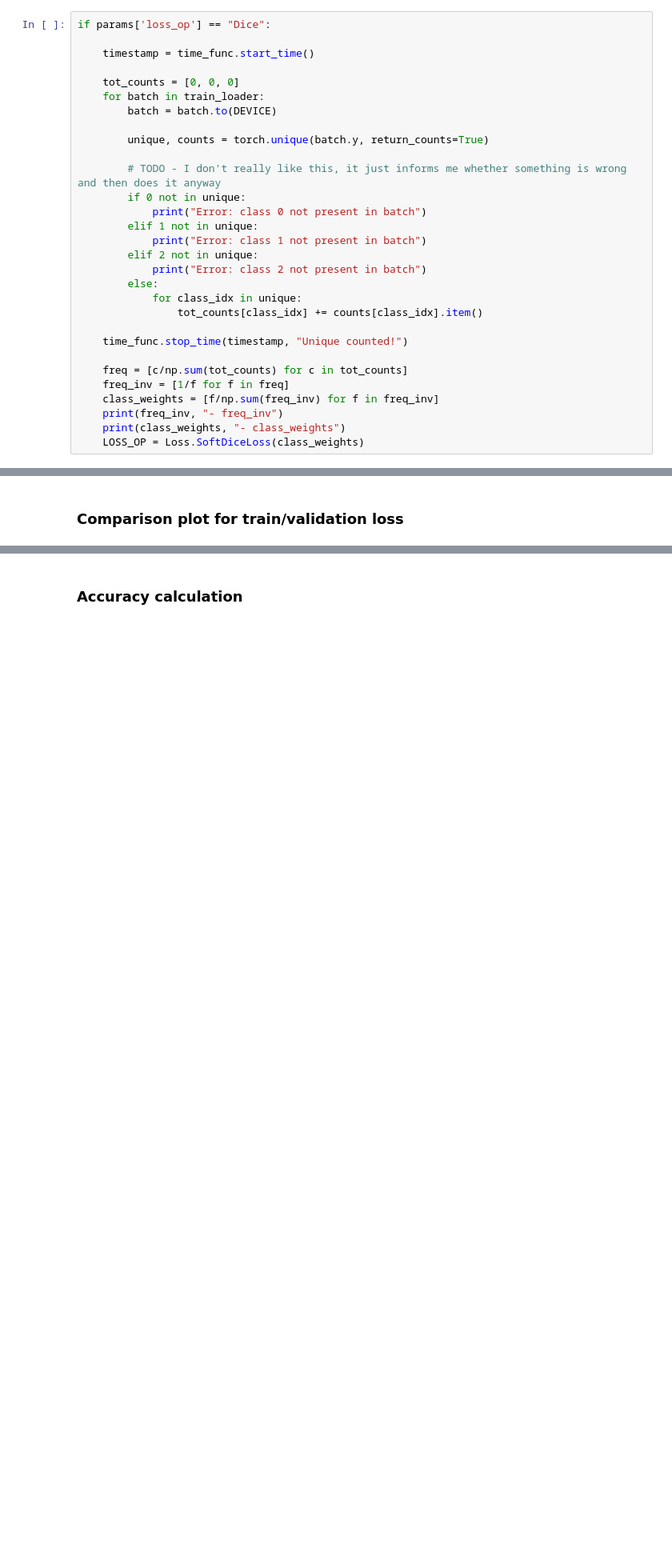
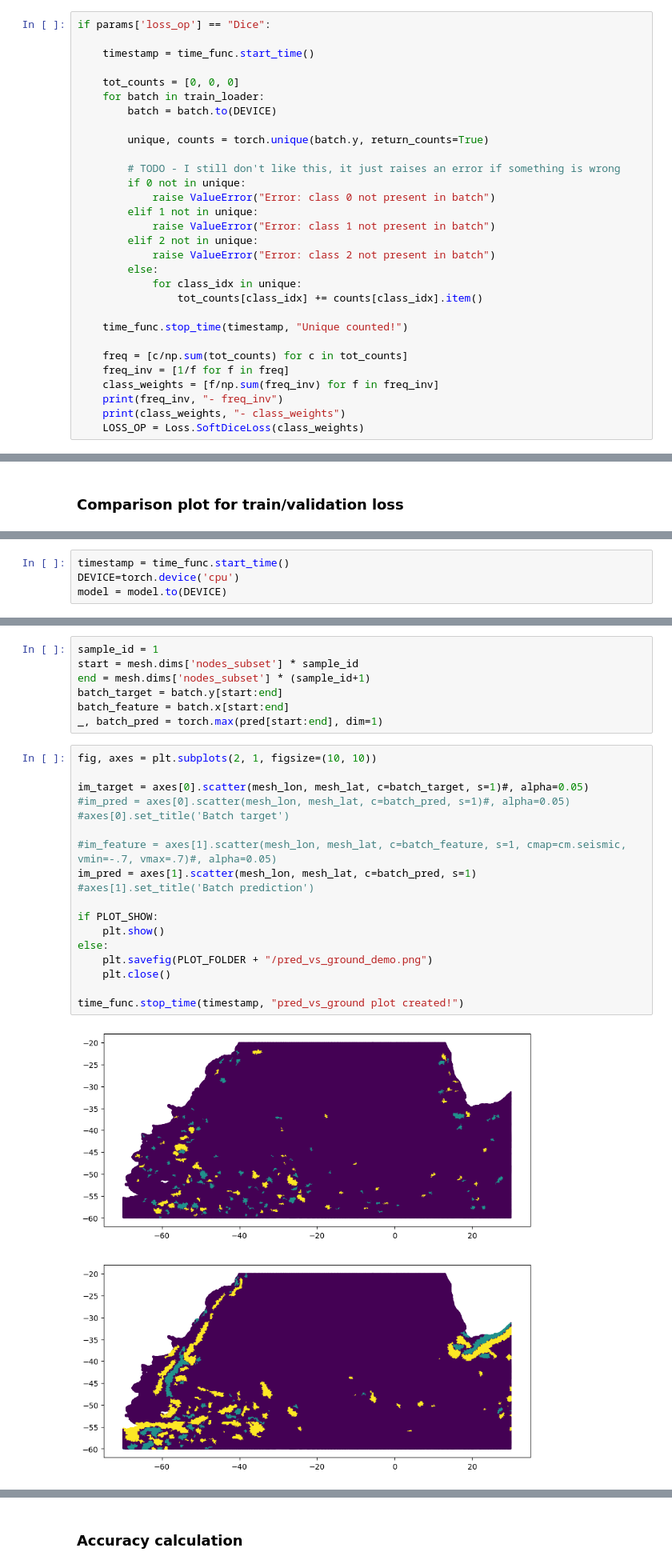
Before and after one commit to HPCI-Lab/eddiesML, a Jupyter notebook: src/pipeline_demo.ipynb, the cells around one changed output, grey strips where cells are left out. Shown at 80% size. Saved outputs shown, nothing was run; the diff lists cells and outputs as text; blank space fills up the shorter version.

Commit message:
General improvements and new plots

```diff
--- a/src/pipeline_demo.ipynb
+++ b/src/pipeline_demo.ipynb
@@ -250,13 +251,13 @@ if params['loss_op'] == "Dice":
 
         unique, counts = torch.unique(batch.y, return_counts=True)
 
-        # TODO - I don't really like this, it just informs me whether something is wrong and then does it anyway
+        # TODO - I still don't like this, it just raises an error if something is wrong
         if 0 not in unique:
-            print("Error: class 0 not present in batch")
+            raise ValueError("Error: class 0 not present in batch")
         elif 1 not in unique:
-            print("Error: class 1 not present in batch")
+            raise ValueError("Error: class 1 not present in batch")
         elif 2 not in unique:
-            print("Error: class 2 not present in batch")
+            raise ValueError("Error: class 2 not present in batch")
         else:
             for class_idx in unique:
                 tot_counts[class_idx] += counts[class_idx].item()
@@ -406,0 +480,4 @@ _, this_pred = torch.max(pred[:mesh.dims['nodes_subset']], dim=1)
+# %%
+timestamp = time_func.start_time()
+DEVICE=torch.device('cpu')
+model = model.to(DEVICE)
@@ -406,0 +494,27 @@ _, this_pred = torch.max(pred[:mesh.dims['nodes_subset']], dim=1)
+# %%
+sample_id = 1
+start = mesh.dims['nodes_subset'] * sample_id
+end = mesh.dims['nodes_subset'] * (sample_id+1)
+batch_target = batch.y[start:end]
+batch_feature = batch.x[start:end]
+_, batch_pred = torch.max(pred[start:end], dim=1)
+# %%
+fig, axes = plt.subplots(2, 1, figsize=(10, 10))
+
+im_target = axes[0].scatter(mesh_lon, mesh_lat, c=batch_target, s=1)#, alpha=0.05)
+#im_pred = axes[0].scatter(mesh_lon, mesh_lat, c=batch_pred, s=1)#, alpha=0.05)
+#axes[0].set_title('Batch target')
+
+#im_feature = axes[1].scatter(mesh_lon, mesh_lat, c=batch_feature, s=1, cmap=cm.seismic, vmin=-.7, vmax=.7)#, alpha=0.05)
+im_pred = axes[1].scatter(mesh_lon, mesh_lat, c=batch_pred, s=1)
+#axes[1].set_title('Batch prediction')
+
+if PLOT_SHOW:
+    plt.show()
+else:
+    plt.savefig(PLOT_FOLDER + "/pred_vs_ground_demo.png")
+    plt.close()
+
+time_func.stop_time(timestamp, "pred_vs_ground plot created!")
+# %% [output]
+[figure, added]
```
Also changed, not shown: parts of 25 cells of this notebook.
